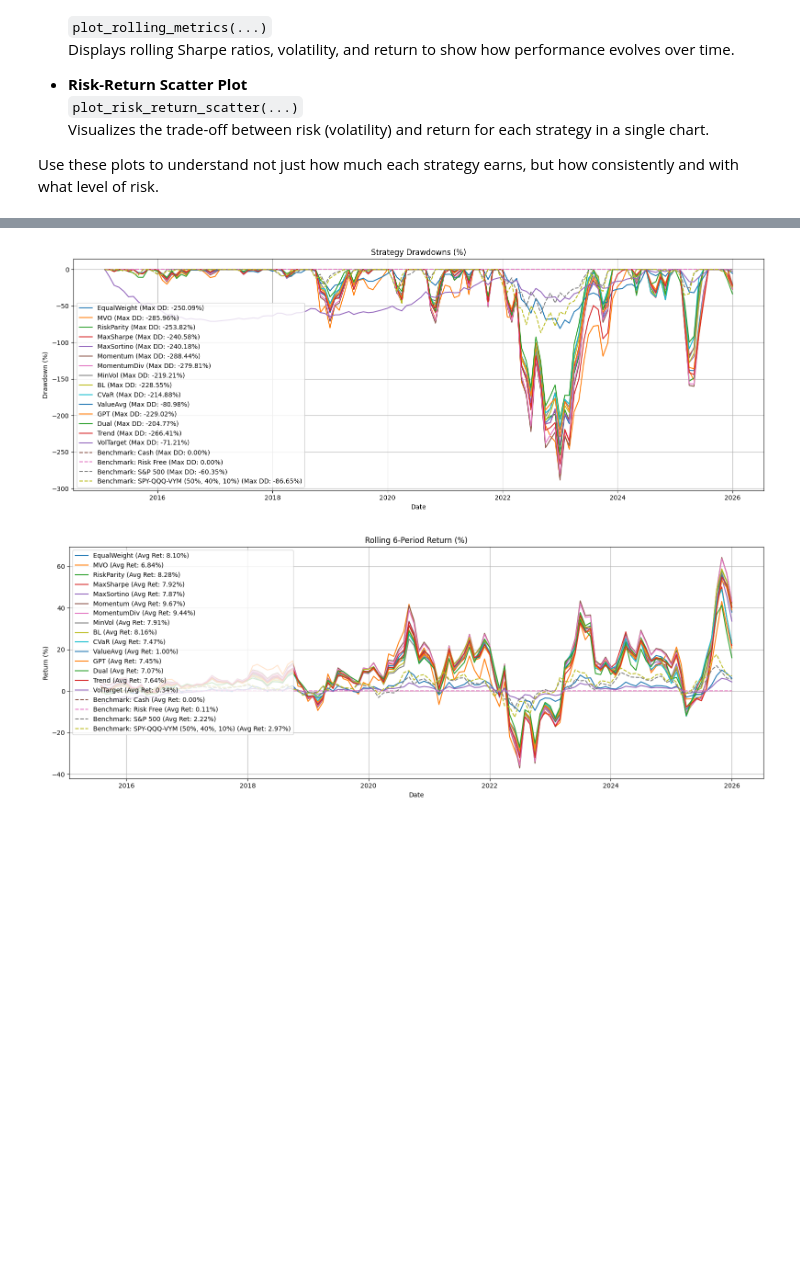
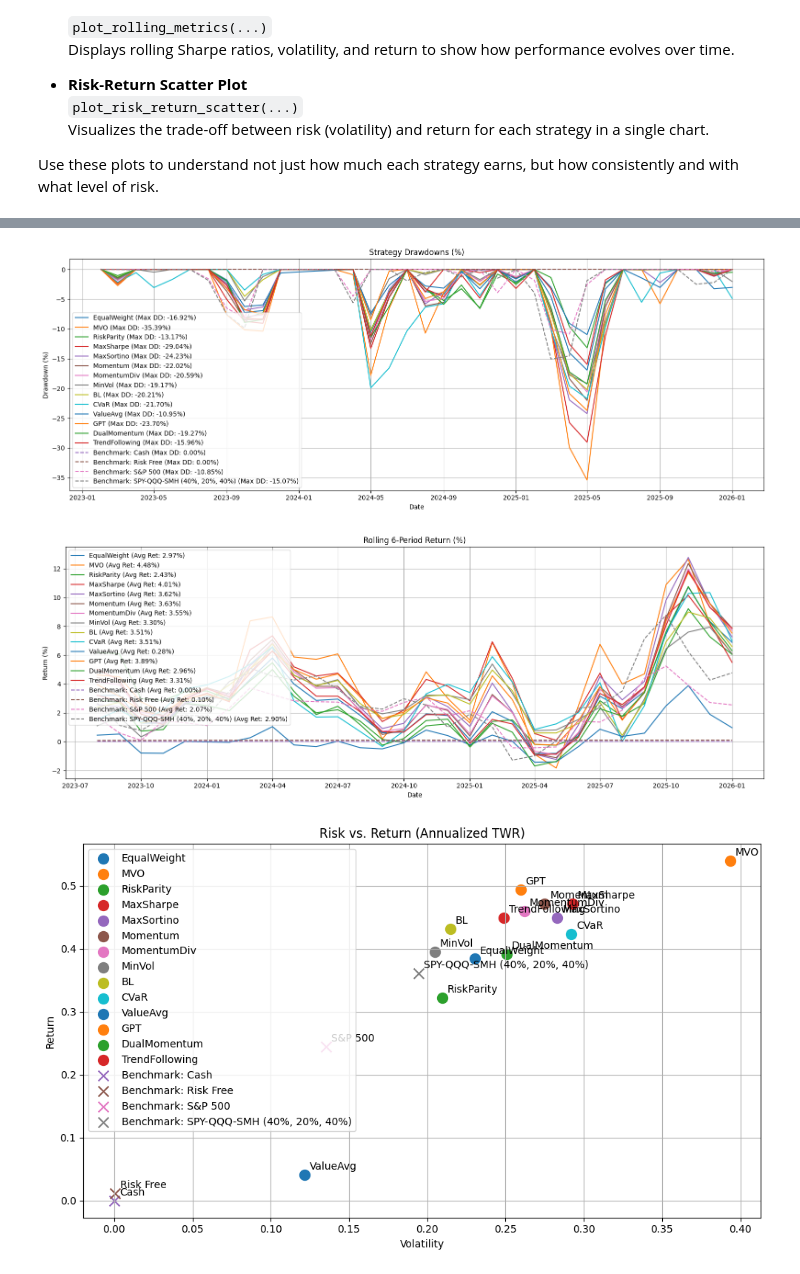
Before and after one commit to akentai/Personal-Portfolio-Optimization, a Jupyter notebook: examples/run_multiple_strategies.ipynb, the cells around one changed output, grey strips where cells are left out. Saved outputs shown, nothing was run; the diff lists cells and outputs as text; code cells hidden in the pictures; blank space fills up the shorter version.

```diff
--- a/examples/run_multiple_strategies.ipynb
+++ b/examples/run_multiple_strategies.ipynb
@@ -131,7 +156,7 @@ The results are combined into a single DataFrame for easy comparison with your s
 ## Create benchmarks
 
 # Savings
-dates = results['MVO']['total_values'].index
+dates = results['EqualWeight']['total_values'].index
 cash_benchmark = build_cash_benchmark(dates, initial_capital, monthly_cash)
 
 # Bank saving account with interest rate of 1.25% (risk-free rate as per ABN AMRO, 2025)
@@ -142,11 +167,11 @@ spy_benchmark = build_spy_benchmark(dates, initial_capital, monthly_cash)
 
 # ETF benchmark
 # 3 ETF strategy
-# SPY: S&P 500 ETF   (50% weight)
-# QQQ: Technlogy ETF (40% weight)
-# VYM: Dividend ETF  (10% weight)
-etfs = ['SPY', 'QQQ', 'VYM']
-etf_benchmark = build_custom_benchmark(dates, initial_capital, monthly_cash, etfs, weights=[0.5, 0.4, 0.1])
+# SPY: S&P 500 ETF
+# QQQ: Technlogy ETF
+# SMH: Semi-conductor ETF
+etfs = ['SPY', 'QQQ', 'SMH']
+etf_benchmark = build_custom_benchmark(dates, initial_capital, monthly_cash, etfs, weights=[0.4, 0.2, 0.4])
 
 #
 # You can build a custom benchmark with different ETFs or stocks to compare against
@@ -187,5 +212,5 @@ plot_all_strategies_cumulative(results, initial_capital, monthly_cash, benchmark
 #plot_time_weighted_returns(results, monthly_cash, benchmarks)
 plot_drawdowns(results, monthly_cash, benchmarks)
 plot_rolling_metrics(results, monthly_cash, benchmarks)
-#plot_risk_return_scatter(results, monthly_cash, benchmarks)
+plot_risk_return_scatter(results, monthly_cash, benchmarks)
 # %% [output]
@@ -193,5 +218,6 @@ plot_rolling_metrics(results, monthly_cash, benchmarks)
-[figure, old version]
+[figure, new version]
-[figure, old version]
+[figure, new version]
+[figure, added]
 # %%
 # To visualize the performance of individual strategies, uncomment the code below.
 # For an example of how this works, see the notebook: run_single_strategy.ipynb
```
Also changed, not shown: parts of 4 cells of this notebook, 8 other files.
